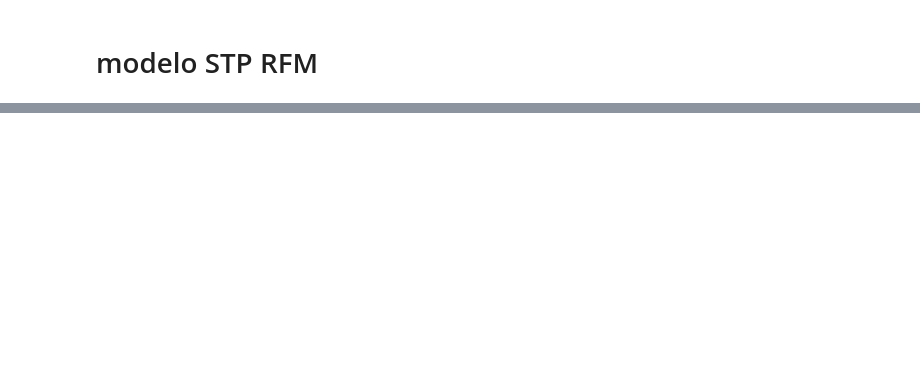
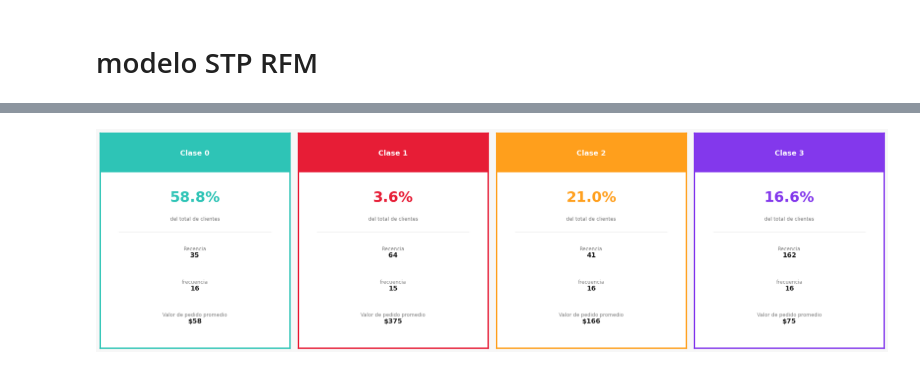
Before and after one commit to ShawnFRS/trabajos-marketing, a Jupyter notebook: trabajo 2/trabajo 2.ipynb, the cells around one changed output, grey strips where cells are left out. Saved outputs shown, nothing was run; the diff lists cells and outputs as text; code cells hidden in the pictures; blank space fills up the shorter version.

```diff
--- a/trabajo 2/trabajo 2.ipynb
+++ b/trabajo 2/trabajo 2.ipynb
@@ -698,0 +749,16 @@ sns.catplot(data=df_rfm, x='mixed_pred', y='R', kind='bar', palette="deep")
+# %%
+
+
+# ── Uso ───────────────────────────────────────────────────────────────────────
+tarjetas_segmentos(
+    df       = df_consumidores,
+    col_pred = "mixed_pred",
+    columnas = [
+        {"col": "dias_desde_ultima_compra",         "label": "Recencia",    "tipo": "entero"},
+        {"col": "total_pedidos",                    "label": "frecuencia",    "tipo": "entero"},
+        {"col": "valor_promedio_pedido_usd","label": "Valor de pedido promedio",    "tipo": "moneda"},
+
+    ],
+    nombres_clase = ["Clase 0", "Clase 1", "Clase 2", "Clase 3"])
+# %% [output]
+[figure, added]
```
Also changed, not shown: parts of 20 cells of this notebook.
